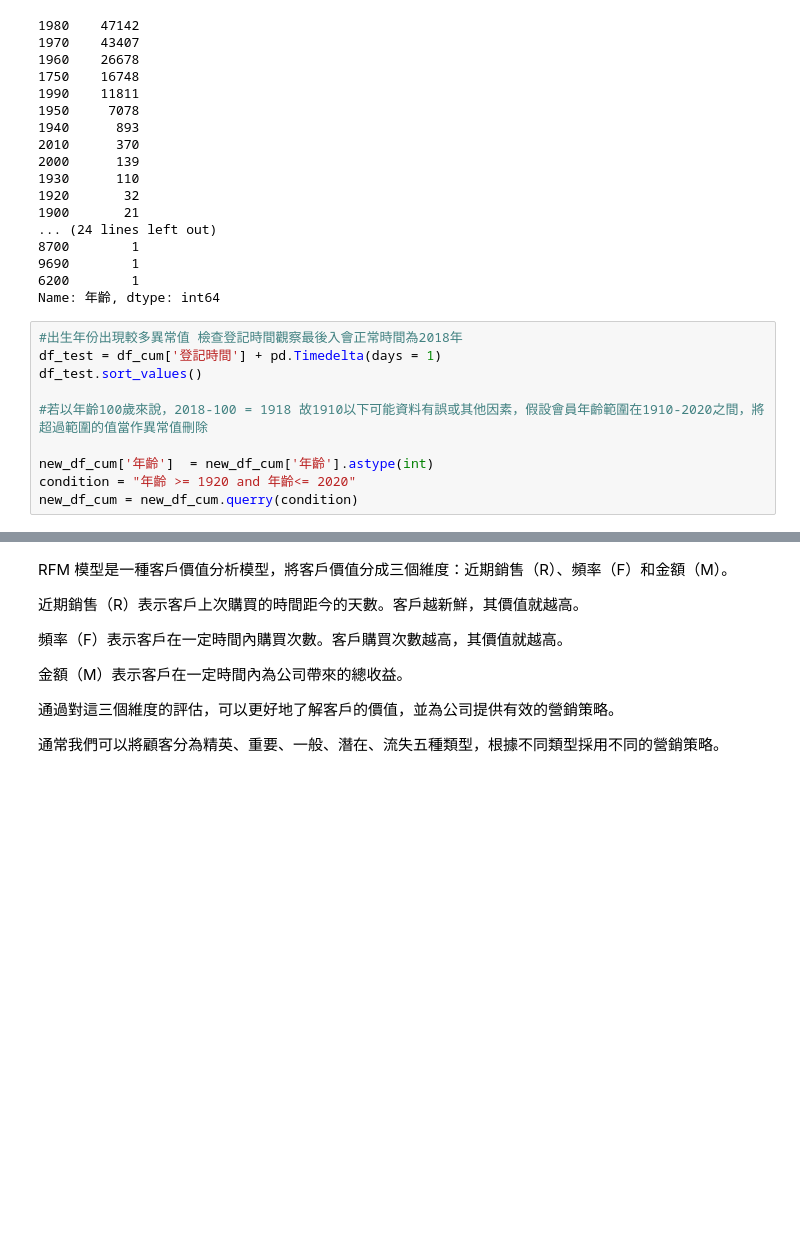
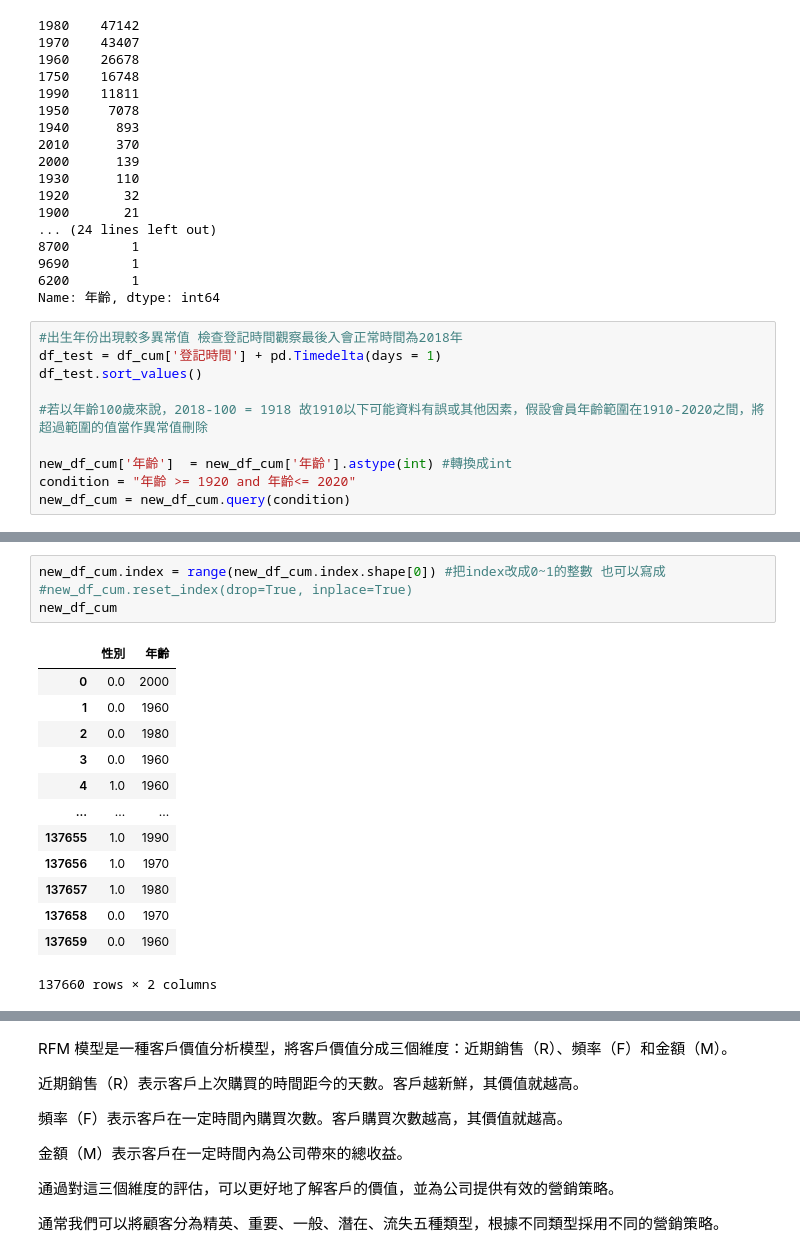
Before and after one commit to jelink27/Data_analytics_project, a Jupyter notebook: department_store_sales_analysis/department_store_sales_analysis_L_RFM_model.ipynb, the cells around one changed output, grey strips where cells are left out. Saved outputs shown, nothing was run; the diff lists cells and outputs as text; blank space fills up the shorter version.

```diff
--- a/department_store_sales_analysis/department_store_sales_analysis_L_RFM_model.ipynb
+++ b/department_store_sales_analysis/department_store_sales_analysis_L_RFM_model.ipynb
@@ -300,6 +294,6 @@ df_test.sort_values()
 
 #若以年齡100歲來說，2018-100 = 1918 故1910以下可能資料有誤或其他因素，假設會員年齡範圍在1910-2020之間，將超過範圍的值當作異常值刪除
 
-new_df_cum['年齡']  = new_df_cum['年齡'].astype(int)
+new_df_cum['年齡']  = new_df_cum['年齡'].astype(int) #轉換成int
 condition = "年齡 >= 1920 and 年齡<= 2020"
-new_df_cum = new_df_cum.querry(condition)
+new_df_cum = new_df_cum.query(condition)
@@ -318,0 +316,18 @@ Name: 登記時間, Length: 182070, dtype: datetime64[ns]
+# %%
+new_df_cum.index = range(new_df_cum.index.shape[0]) #把index改成0~1的整數 也可以寫成
+#new_df_cum.reset_index(drop=True, inplace=True)
+new_df_cum
+# %% [output]
+|  | 性別 | 年齡 |
+| 0 | 0.0 | 2000 |
+| 1 | 0.0 | 1960 |
+| 2 | 0.0 | 1980 |
+| 3 | 0.0 | 1960 |
+| 4 | 1.0 | 1960 |
+| ... | ... | ... |
+| 137655 | 1.0 | 1990 |
+| 137656 | 1.0 | 1970 |
+| 137657 | 1.0 | 1980 |
+| 137658 | 0.0 | 1970 |
+| 137659 | 0.0 | 1960 |
+137660 rows × 2 columns
```
Also changed, not shown: parts of 13 cells of this notebook.
